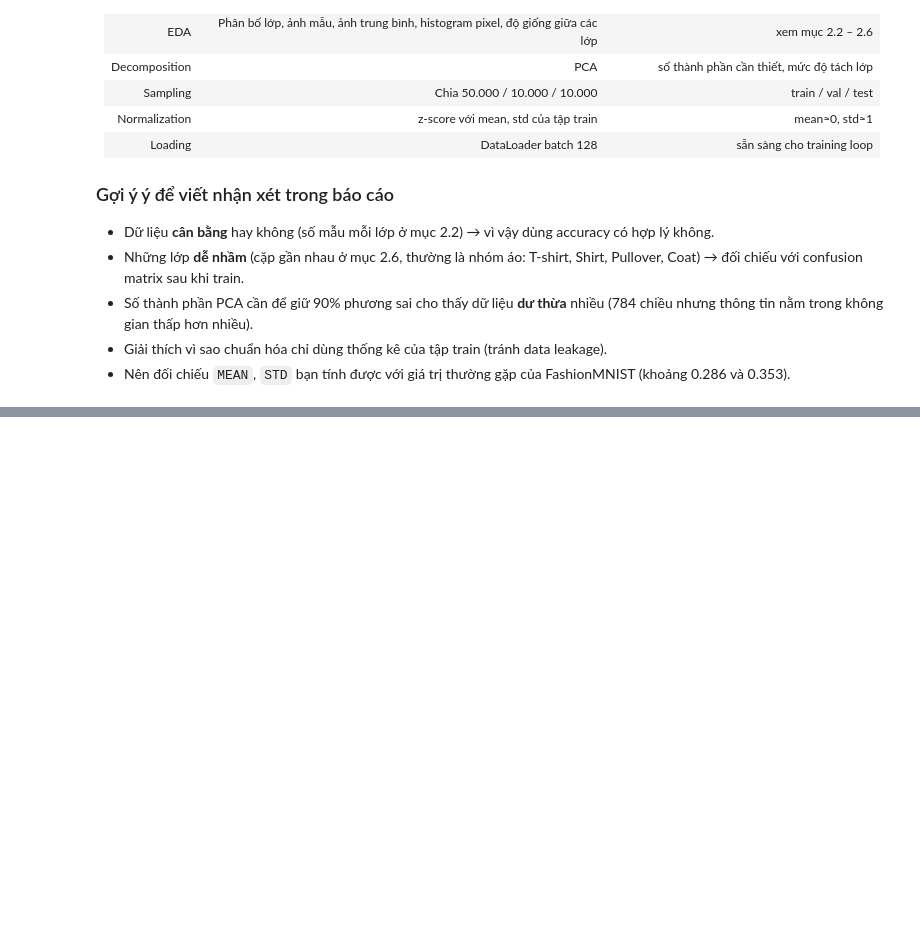
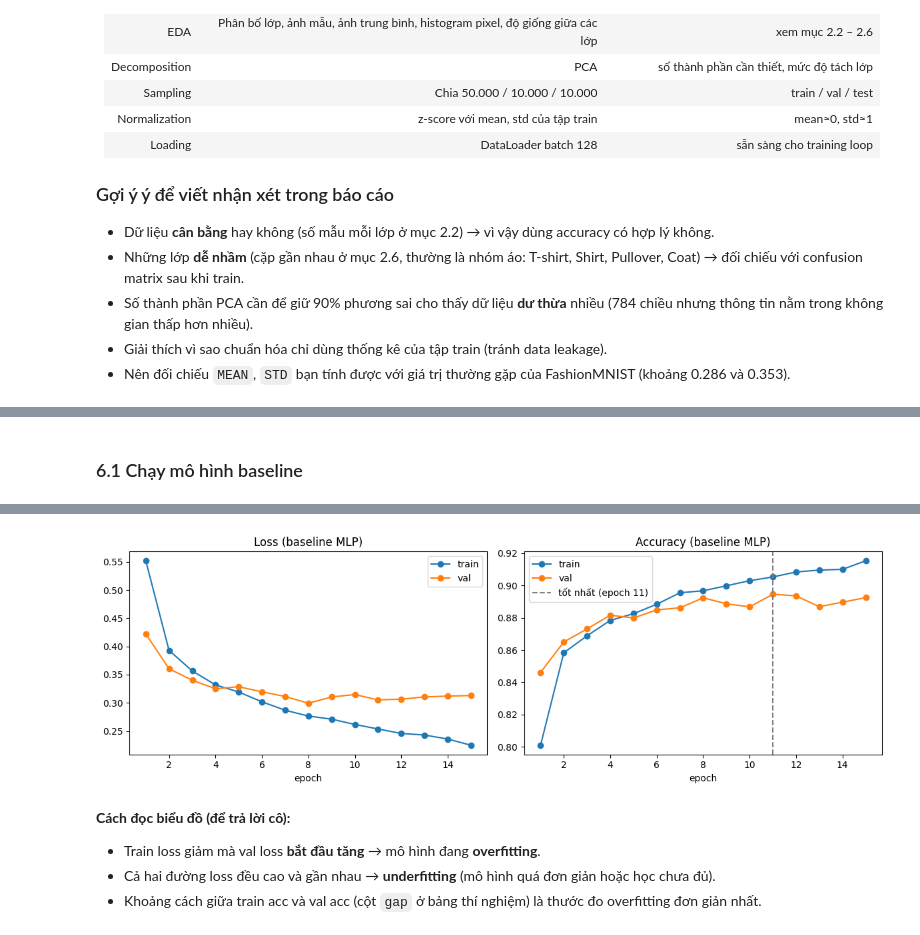
Before and after one commit to vovietduc/lab-, a Jupyter notebook: fashionmnist_lab/notebooks/01_data_analysis_and_experiments.ipynb, the cells around one changed output, grey strips where cells are left out. Drawn from its saved outputs; the diff is of its cells as text; code cells hidden in the pictures; blank space fills up the shorter version.

```diff
--- a/fashionmnist_lab/notebooks/01_data_analysis_and_experiments.ipynb
+++ b/fashionmnist_lab/notebooks/01_data_analysis_and_experiments.ipynb
@@ -487,0 +396,25 @@ for model_name, folder in [("MLP", "mlp"), ("CNN", "cnn")]:
+# %%
+class MLP(nn.Module):
+    def __init__(self, in_dim=784, hidden_sizes=(256, 128), num_classes=10, dropout=0.2):
+        super().__init__()
+        layers = [nn.Flatten()]
+        prev = in_dim
+        for h in hidden_sizes:
+            layers += [nn.Linear(prev, h), nn.ReLU(), nn.Dropout(dropout)]
+            prev = h
+        layers.append(nn.Linear(prev, num_classes))   # lớp ra: logits (CrossEntropyLoss đã gồm softmax)
+        self.net = nn.Sequential(*layers)
+
+    def forward(self, x):
+        return self.net(x)
+
+def count_params(model):
+    return sum(p.numel() for p in model.parameters())
+
+model = MLP().to(device)
+print(model)
+print("Số tham số:", f"{count_params(model):,}")
+
+# Kiểm tra shape: batch (128,1,28,28) -> logits (128,10)
+with torch.no_grad():
+    print("Output shape:", model(images.to(device)).shape)
@@ -487,0 +512,13 @@ for model_name, folder in [("MLP", "mlp"), ("CNN", "cnn")]:
+# %% [markdown]
+### 6.1 Chạy mô hình baseline
+# %%
+set_seed()
+train_loader, val_loader, test_loader = make_loaders(batch_size=128)   # thay các loader ở Phần 1 bằng bản đã cache (kết quả tương đương)
+
+baseline_model = MLP(hidden_sizes=(256, 128), dropout=0.2).to(device)
+t0 = time.time()
+baseline_hist, baseline_val_acc = fit(baseline_model, train_loader, val_loader,
+                                      lr=1e-3, epochs=15, optimizer_name="adam")
+print(f"\nBest val acc: {baseline_val_acc:.4f} | Thời gian: {time.time() - t0:.0f}s")
+plot_history(baseline_hist, "(baseline MLP)")
+# %% [output]
@@ -487,0 +543,6 @@ for model_name, folder in [("MLP", "mlp"), ("CNN", "cnn")]:
+[figure, added]
+# %% [markdown]
+**Cách đọc biểu đồ (để trả lời cô):**
+- Train loss giảm mà val loss **bắt đầu tăng** → mô hình đang **overfitting**.
+- Cả hai đường loss đều cao và gần nhau → **underfitting** (mô hình quá đơn giản hoặc học chưa đủ).
+- Khoảng cách giữa train acc và val acc (cột `gap` ở bảng thí nghiệm) là thước đo overfitting đơn giản nhất.
```
Also changed, not shown: parts of 42 cells of this notebook, 2 other files.
